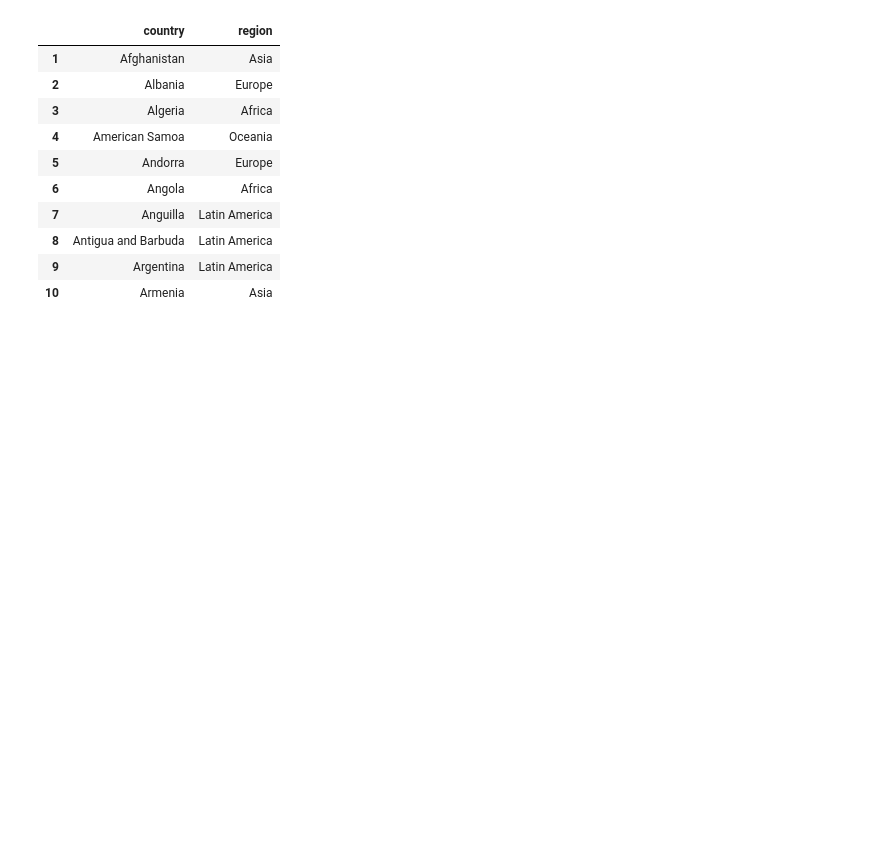
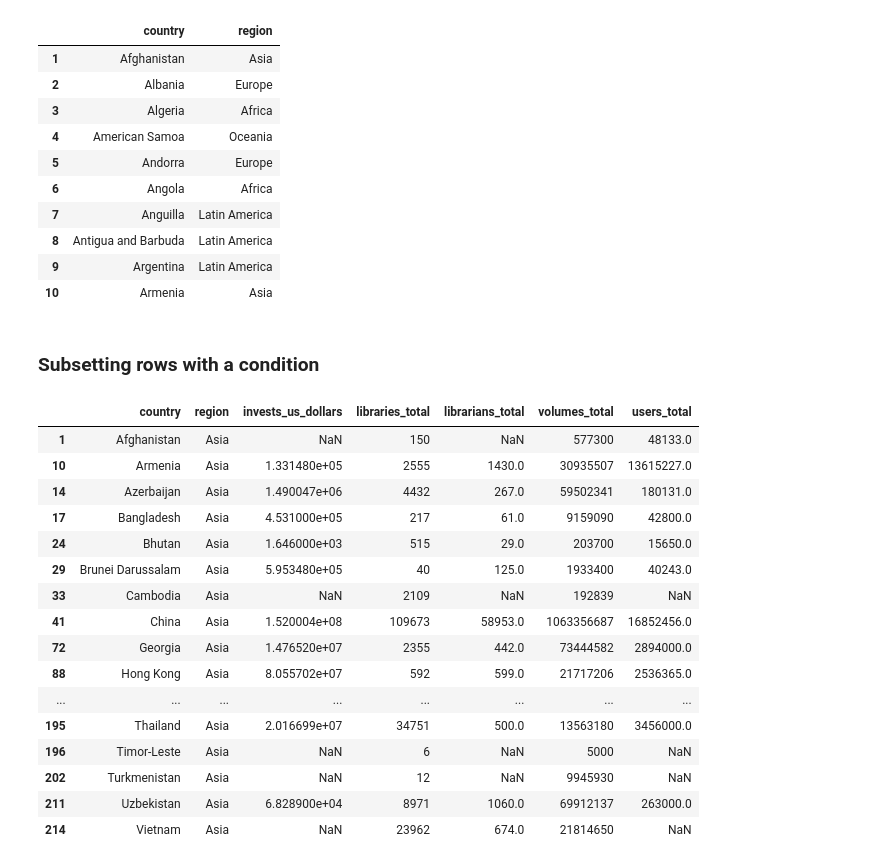
Before and after one commit to GabrielReisR/python_scripts, a Jupyter notebook: pandas_basics.ipynb, the cells around one changed output. Saved outputs shown, nothing was run; the diff lists cells and outputs as text; code cells hidden in the pictures; blank space fills up the shorter version.

```diff
--- a/pandas_basics.ipynb
+++ b/pandas_basics.ipynb
@@ -285,3 +286,35 @@ libraries.iloc[indexes, [0,1]]
 | 8 | Antigua and Barbuda | Latin America |
 | 9 | Argentina | Latin America |
 | 10 | Armenia | Asia |
+# %% [markdown]
+### Subsetting rows with a condition
+# %%
+# Extract region column as Series: region
+region = libraries.loc[:,'region']
+
+# Use dr to subset cars: asian
+sel = (region == 'Asia')
+
+# Subsetting
+asia = libraries[sel]
+
+# Print dataframe
+asia
+# %% [output]
+|  | country | region | invests_us_dollars | libraries_total | librarians_total | volumes_total | users_total |
+| 1 | Afghanistan | Asia | NaN | 150 | NaN | 577300 | 48133.0 |
+| 10 | Armenia | Asia | 1.331480e+05 | 2555 | 1430.0 | 30935507 | 13615227.0 |
+| 14 | Azerbaijan | Asia | 1.490047e+06 | 4432 | 267.0 | 59502341 | 180131.0 |
+| 17 | Bangladesh | Asia | 4.531000e+05 | 217 | 61.0 | 9159090 | 42800.0 |
+| 24 | Bhutan | Asia | 1.646000e+03 | 515 | 29.0 | 203700 | 15650.0 |
+| 29 | Brunei Darussalam | Asia | 5.953480e+05 | 40 | 125.0 | 1933400 | 40243.0 |
+| 33 | Cambodia | Asia | NaN | 2109 | NaN | 192839 | NaN |
+| 41 | China | Asia | 1.520004e+08 | 109673 | 58953.0 | 1063356687 | 16852456.0 |
+| 72 | Georgia | Asia | 1.476520e+07 | 2355 | 442.0 | 73444582 | 2894000.0 |
+| 88 | Hong Kong | Asia | 8.055702e+07 | 592 | 599.0 | 21717206 | 2536365.0 |
+| ... | ... | ... | ... | ... | ... | ... | ... |
+| 195 | Thailand | Asia | 2.016699e+07 | 34751 | 500.0 | 13563180 | 3456000.0 |
+| 196 | Timor-Leste | Asia | NaN | 6 | NaN | 5000 | NaN |
+| 202 | Turkmenistan | Asia | NaN | 12 | NaN | 9945930 | NaN |
+| 211 | Uzbekistan | Asia | 6.828900e+04 | 8971 | 1060.0 | 69912137 | 263000.0 |
+| 214 | Vietnam | Asia | NaN | 23962 | 674.0 | 21814650 | NaN |
```
Also changed, not shown: parts of 9 cells of this notebook, 2 other files.
